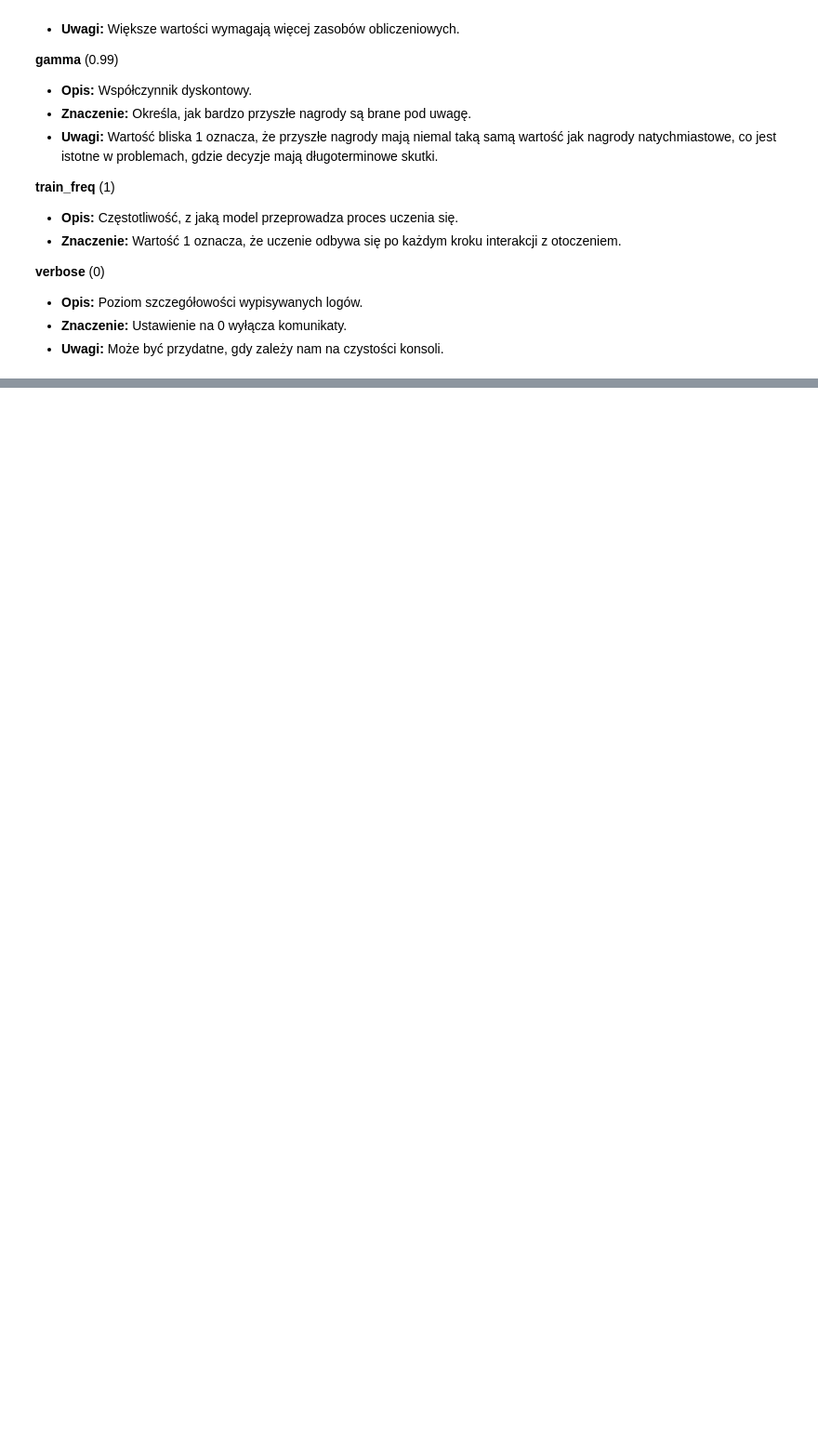
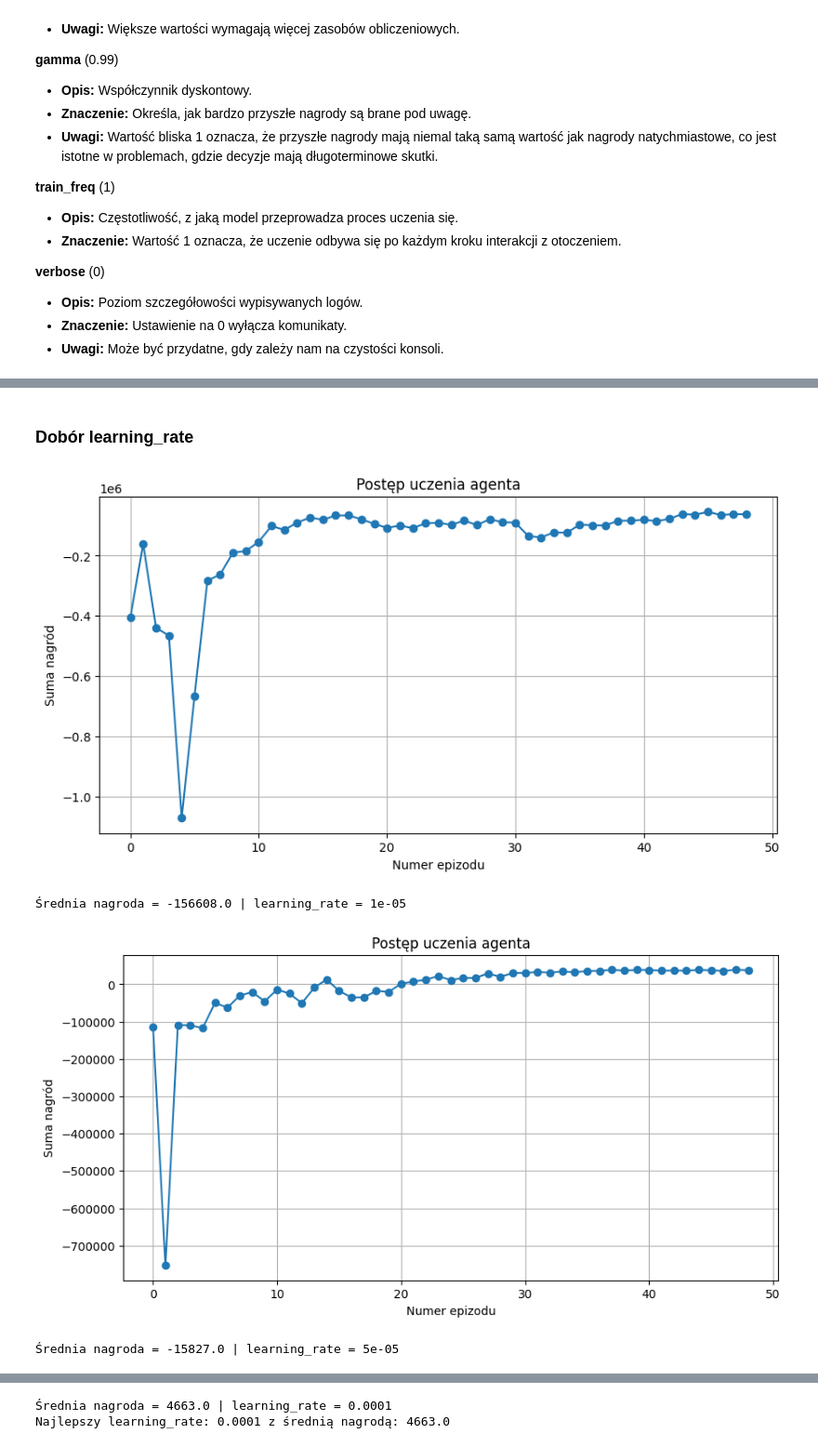
Before and after one commit to SerhiiOstropolskyi/Dynamic-retail-pricing-using-reinforcement-learning---Deep-Q-Network-DQN-, a Jupyter notebook: ML_Project.ipynb, the cells around one changed output, grey strips where cells are left out. Shown at 93% size. Saved outputs shown, nothing was run; the diff lists cells and outputs as text; code cells hidden in the pictures; blank space fills up the shorter version.

```diff
--- a/ML_Project.ipynb
+++ b/ML_Project.ipynb
@@ -447,0 +488,29 @@ plt.show()
+# %% [markdown]
+### Dobór learning_rate
+# %%
+# Zmiana learning_rate
+learning_rates = [0.00001, 0.00005, 0.0001]
+average_reward = []
+
+best_lr = None
+best_reward = float('-inf')  # Początkowo bardzo mała wartość
+
+for lr in learning_rates:
+    dqn_params["learning_rate"] = lr
+    model, train_env, test_env = Learnings_Run(dqn_params, train_data, test_data, window_size=10, epochs_number=50, delta=15)
+    Plot_Learning_Progress(train_env)
+    current_reward = sum(train_env.episode_rewards) // len(train_env.episode_rewards)
+    average_reward.append(current_reward)
+    print(f"Średnia nagroda = {current_reward} | learning_rate = {lr}")
+
+    # Jeżeli obecny wynik jest lepszy, aktualizujemy best_lr oraz best_reward
+    if current_reward > best_reward:
+        best_reward = current_reward
+        best_lr = lr
+
+print(f"Najlepszy learning_rate: {best_lr} z średnią nagrodą: {best_reward}")
+# %% [output]
+[figure, added]
+Średnia nagroda = -156608.0 | learning_rate = 1e-05
+[figure, added]
+Średnia nagroda = -15827.0 | learning_rate = 5e-05
@@ -447,0 +518,2 @@ plt.show()
+Średnia nagroda = 4663.0 | learning_rate = 0.0001
+Najlepszy learning_rate: 0.0001 z średnią nagrodą: 4663.0
```
Also changed, not shown: parts of 24 cells of this notebook.
